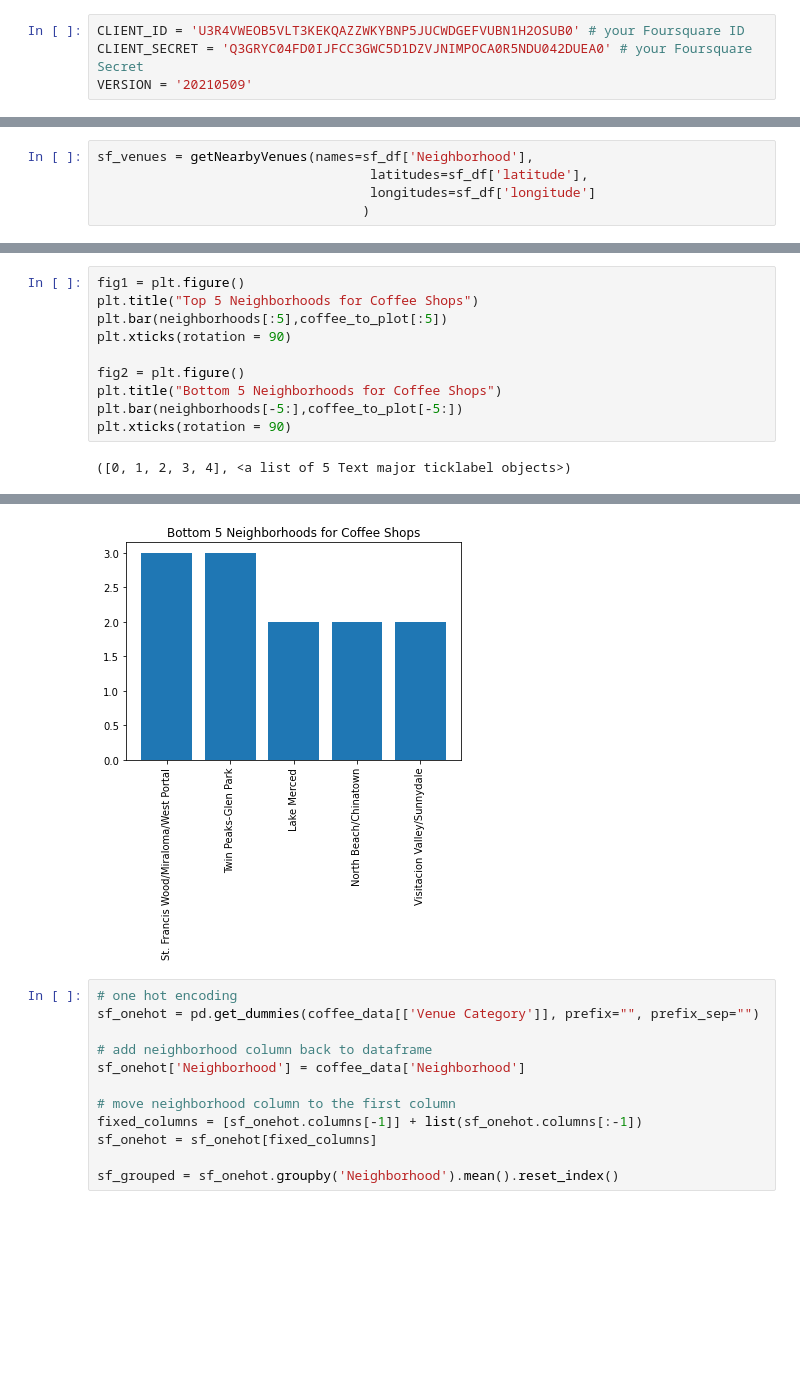
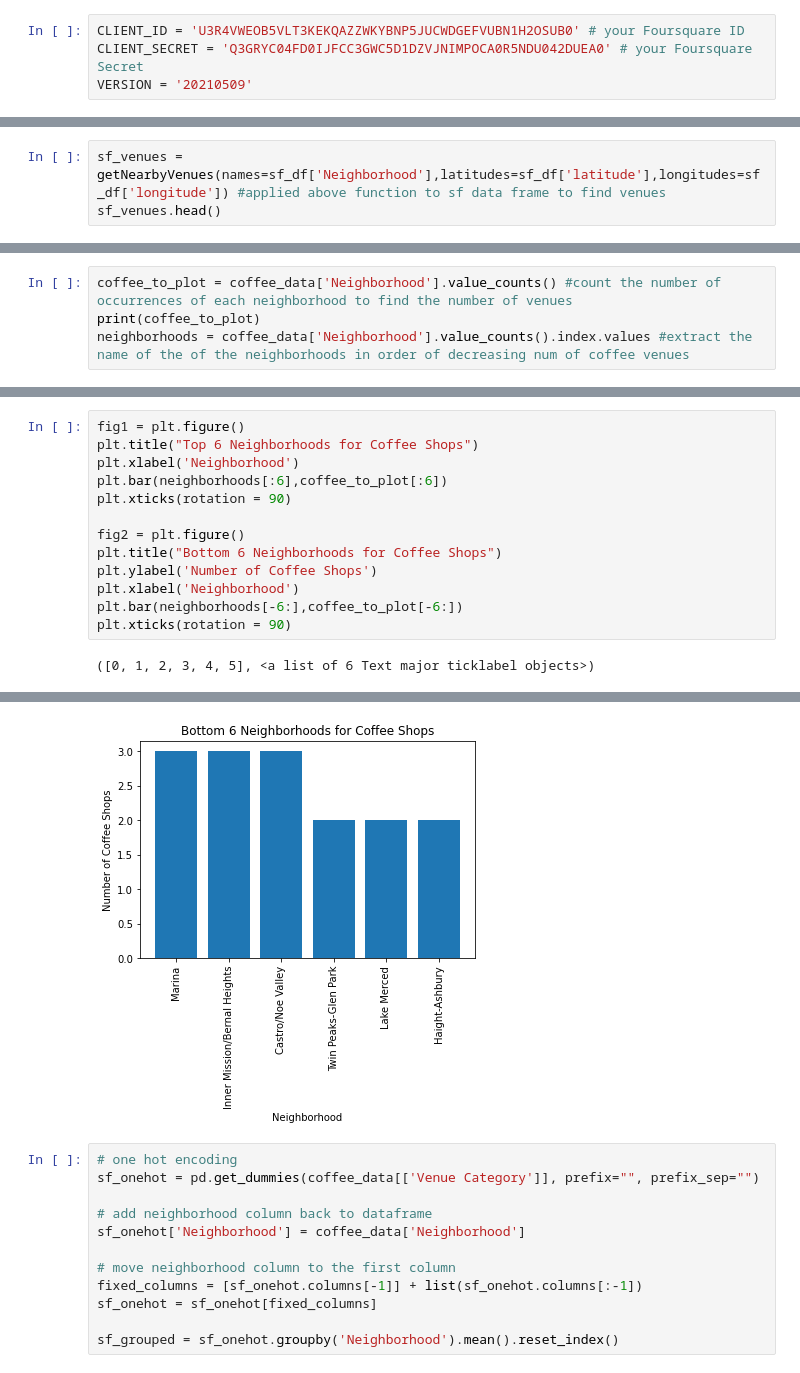
Before and after one commit to mckenziedubois/Coursera_Capstone, a Jupyter notebook: Final Project.ipynb, the cells around one changed output, grey strips where cells are left out. Cells and saved outputs as stored; diff of their text form; blank space fills up the shorter version.

```diff
--- a/Final Project.ipynb
+++ b/Final Project.ipynb
@@ -119,10 +134,8 @@ def getNearbyVenues(names, latitudes, longitudes):
 
     return(nearby_venues)
 # %%
-sf_venues = getNearbyVenues(names=sf_df['Neighborhood'],
-                                   latitudes=sf_df['latitude'],
-                                   longitudes=sf_df['longitude']
-                                  )
+sf_venues = getNearbyVenues(names=sf_df['Neighborhood'],latitudes=sf_df['latitude'],longitudes=sf_df['longitude']) #applied above function to sf data frame to find venues
+sf_venues.head()
 # %% [output]
 Hayes Valley/Tenderloin/North of Market
 South of Market
@@ -177,0 +180,4 @@ coffee_data
+# %%
+coffee_to_plot = coffee_data['Neighborhood'].value_counts() #count the number of occurrences of each neighborhood to find the number of venues
+print(coffee_to_plot)
+neighborhoods = coffee_data['Neighborhood'].value_counts().index.values #extract the name of the of the neighborhoods in order of decreasing num of coffee venues
@@ -178,12 +204,15 @@ coffee_data
 # %%
 fig1 = plt.figure()
-plt.title("Top 5 Neighborhoods for Coffee Shops")
-plt.bar(neighborhoods[:5],coffee_to_plot[:5])
+plt.title("Top 6 Neighborhoods for Coffee Shops")
+plt.xlabel('Neighborhood')
+plt.bar(neighborhoods[:6],coffee_to_plot[:6])
 plt.xticks(rotation = 90)
 
 fig2 = plt.figure()
-plt.title("Bottom 5 Neighborhoods for Coffee Shops")
-plt.bar(neighborhoods[-5:],coffee_to_plot[-5:])
+plt.title("Bottom 6 Neighborhoods for Coffee Shops")
+plt.ylabel('Number of Coffee Shops')
+plt.xlabel('Neighborhood')
+plt.bar(neighborhoods[-6:],coffee_to_plot[-6:])
 plt.xticks(rotation = 90)
 # %% [output]
-([0, 1, 2, 3, 4], <a list of 5 Text major ticklabel objects>)
+([0, 1, 2, 3, 4, 5], <a list of 6 Text major ticklabel objects>)
@@ -191,4 +220,4 @@ plt.xticks(rotation = 90)
-[figure, old version]
+[figure, new version]
 # %%
 # one hot encoding
 sf_onehot = pd.get_dummies(coffee_data[['Venue Category']], prefix="", prefix_sep="")
```
Also changed, not shown: parts of 17 cells of this notebook.
